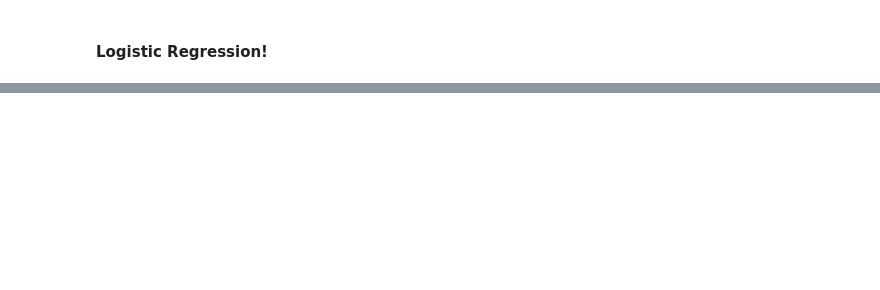
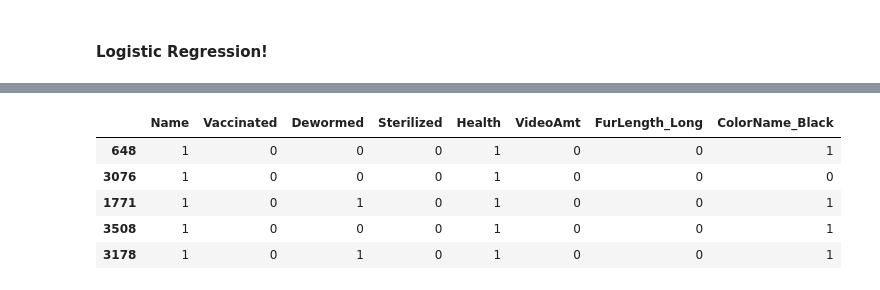
Before and after one commit to mollyrubin/side_project, a Jupyter notebook: cat adoption project 1.ipynb, the cells around one changed output, grey strips where cells are left out. Cells and saved outputs as stored; diff of their text form; code cells hidden in the pictures; blank space fills up the shorter version.

```diff
--- a/cat adoption project 1.ipynb
+++ b/cat adoption project 1.ipynb
@@ -465,12 +461,21 @@ print(dictionary)
 # %%
 #keep editing this cell and cell below until AIC is best
 
-featured_cols = ['Name', 'Age', 'Dewormed', 'Sterilized', 'Health',
-                'MaturitySize_Large', 'MaturitySize_Medium', 'FurLength_Long', 'ColorName_Black']
+featured_cols = ['Name', 'Vaccinated', 'Dewormed', 'Sterilized', 'Health',
+                'VideoAmt','FurLength_Long', 'ColorName_Black']
 
 
 X_train = X_train[featured_cols]
 X_test = X_test[featured_cols]
+
+X_test.head()
+# %% [output]
+|  | Name | Vaccinated | Dewormed | Sterilized | Health | VideoAmt | FurLength_Long | ColorName_Black |
+| 648 | 1 | 0 | 0 | 0 | 1 | 0 | 0 | 1 |
+| 3076 | 1 | 0 | 0 | 0 | 1 | 0 | 0 | 0 |
+| 1771 | 1 | 0 | 1 | 0 | 1 | 0 | 0 | 1 |
+| 3508 | 1 | 0 | 0 | 0 | 1 | 0 | 0 | 1 |
+| 3178 | 1 | 0 | 1 | 0 | 1 | 0 | 0 | 1 |
 # %%
 import statsmodels.api as sm
 logit_model=sm.Logit(y_train,X_train)
```
Also changed, not shown: parts of 28 cells of this notebook.
